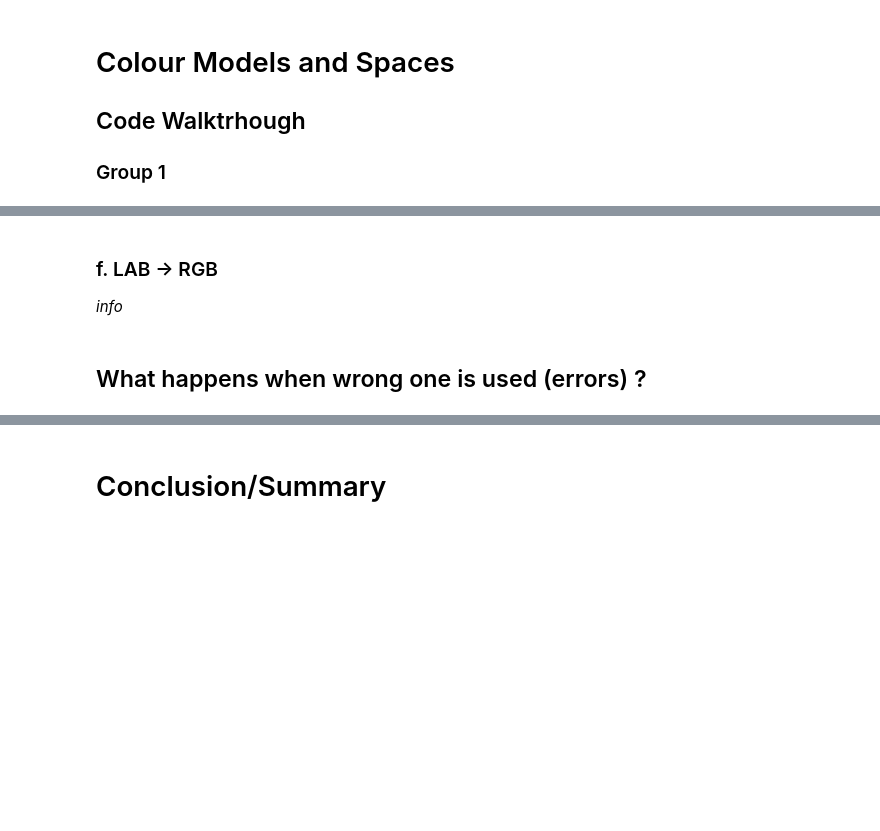
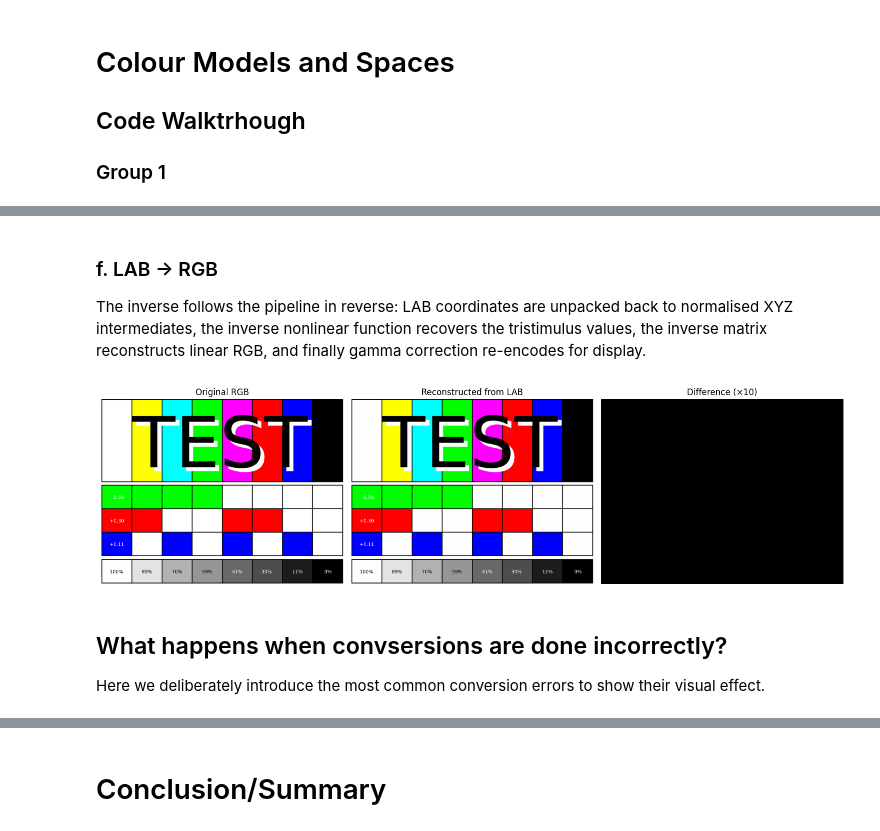
Before and after one commit to romeybajada/cv_colour_models, a Jupyter notebook: walkthrough.ipynb, the cells around one changed output, grey strips where cells are left out. Drawn from its saved outputs; the diff is of its cells as text; code cells hidden in the pictures; blank space fills up the shorter version.

```diff
--- a/walkthrough.ipynb
+++ b/walkthrough.ipynb
@@ -75,5 +351,54 @@ possible content:
 # %% [markdown]
 ### f. LAB -> RGB
-*info*
+The inverse follows the pipeline in reverse: LAB coordinates are unpacked back to normalised XYZ intermediates, the inverse nonlinear function recovers the tristimulus values, the inverse matrix reconstructs linear RGB, and finally gamma correction re-encodes for display.
+# %%
+def lab_to_rgb_manual(lab):
+    # Extract L, a, b channels
+    L, a, b = lab[:,:,0], lab[:,:,1], lab[:,:,2]
+
+    # Step 1: LAB -> intermediate
+    # Inverse of the f(t) function and the scaling for L, a, b
+    fy = (L + 16) / 116
+    fx = a / 500 + fy
+    fz = fy - b / 200
+
+    # Step 2: Inverse nonlinear function
+    def f_inv(t):
+        # Inverse of the f(t) function used in LAB conversion
+        return np.where(t > 0.206893, t**3, (t - 16/116) / 7.787)
+
+    X = 0.95047 * f_inv(fx)
+    Y = 1.00000 * f_inv(fy)
+    Z = 1.08883 * f_inv(fz)
+
+    # Step 3: XYZ -> linear RGB
+    R =  3.2404542*X - 1.5371385*Y - 0.4985314*Z
+    G = -0.9692660*X + 1.8760108*Y + 0.0415560*Z
+    B =  0.0556434*X - 0.2040259*Y + 1.0572252*Z
+
+    # Step 4: Gamma correction
+    def gamma(c):
+        c_safe = np.clip(c, 0, None) # Clip to 0 before power to avoid NaN on negative values
+        # negative linear RGB can occur from matrix math on out-of-gamut colours
+        # sRGB standard gamma correction
+        return np.where(c > 0.0031308,
+                        1.055 * (c_safe ** (1/2.4)) - 0.055,
+                        12.92 * c)
+
+    # Apply gamma correction and clip to [0,1]
+    R, G, B = gamma(R), gamma(G), gamma(B)
+    img_out = np.clip(np.stack([R, G, B], axis=2), 0, 1)
+    return img_out
+
+img_reconstructed_lab = lab_to_rgb_manual(lab_manual)
+
+show_images(
+    [img_norm, img_reconstructed_lab, np.abs(img_norm - img_reconstructed_lab) * 10], # Scale difference for visibility
+    ['Original RGB', 'Reconstructed from LAB', 'Difference (×10)'],
+    cmap_list=[None, None, 'hot']
+)
+# %% [output]
+[figure, added]
 # %% [markdown]
-## What happens when wrong one is used (errors) ?
+## What happens when convsersions are done incorrectly?
+Here we deliberately introduce the most common conversion errors to show their visual effect.
```
Also changed, not shown: parts of 37 cells of this notebook.
